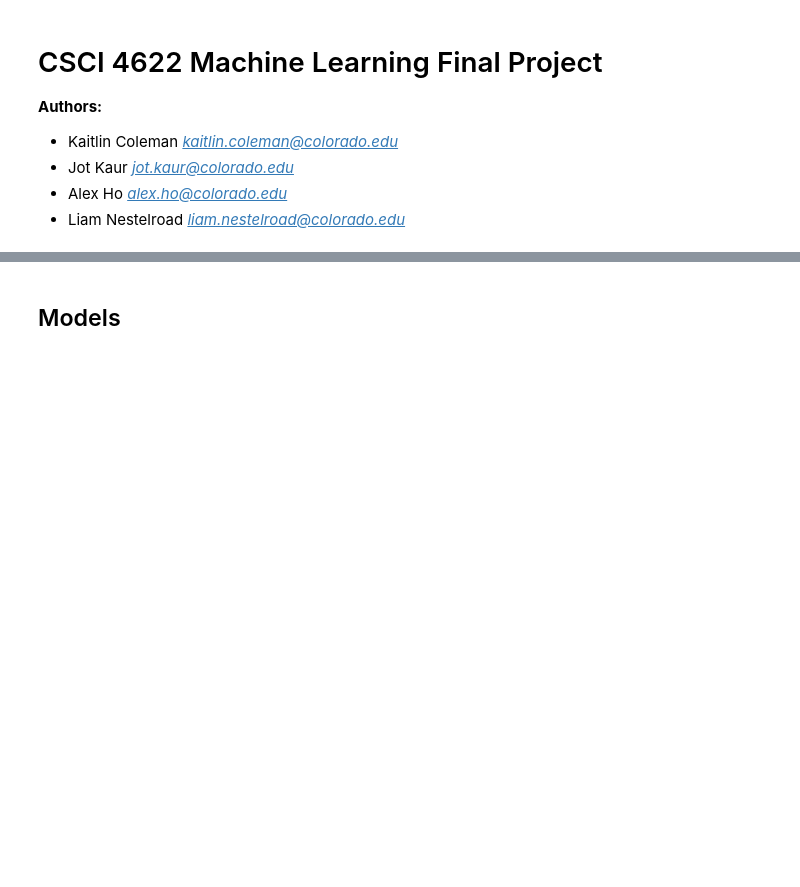
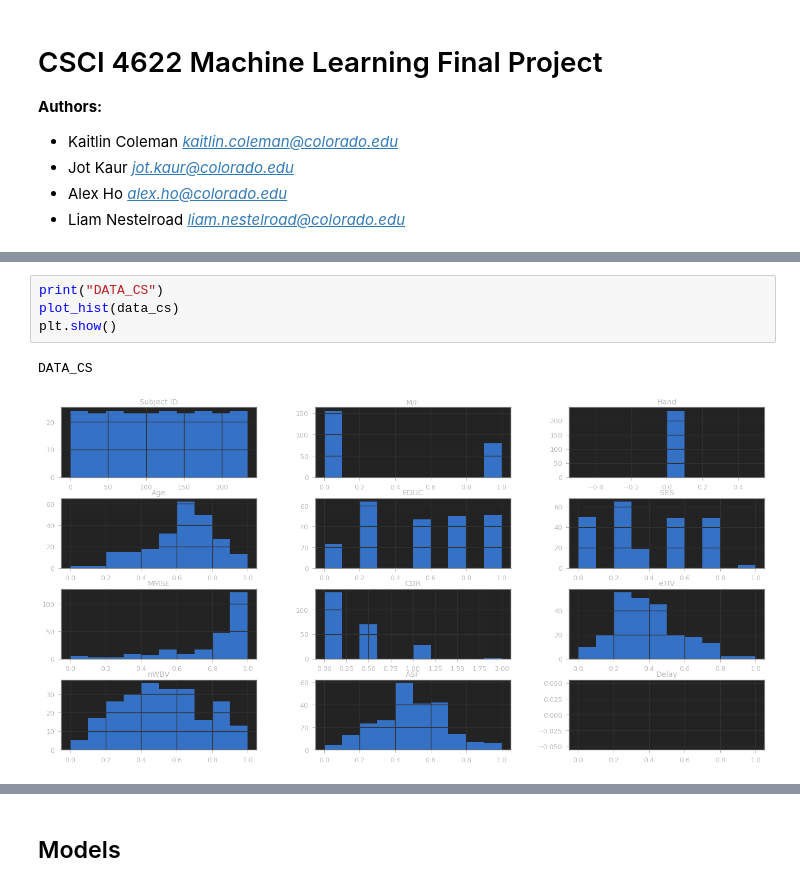
Before and after one commit to lnestelroad/CSCI_4622_MachineLearning, a Jupyter notebook: Final_Project.ipynb, the cells around one changed output, grey strips where cells are left out. Cells and saved outputs as stored; diff of their text form; blank space fills up the shorter version.

```diff
--- a/Final_Project.ipynb
+++ b/Final_Project.ipynb
@@ -35,0 +178,7 @@ TensorFlow version: 2.4.1
+# %%
+print("DATA_CS")
+plot_hist(data_cs)
+plt.show()
+# %% [output]
+DATA_CS
+[figure, added]
```
Also changed, not shown: parts of 28 cells of this notebook.
